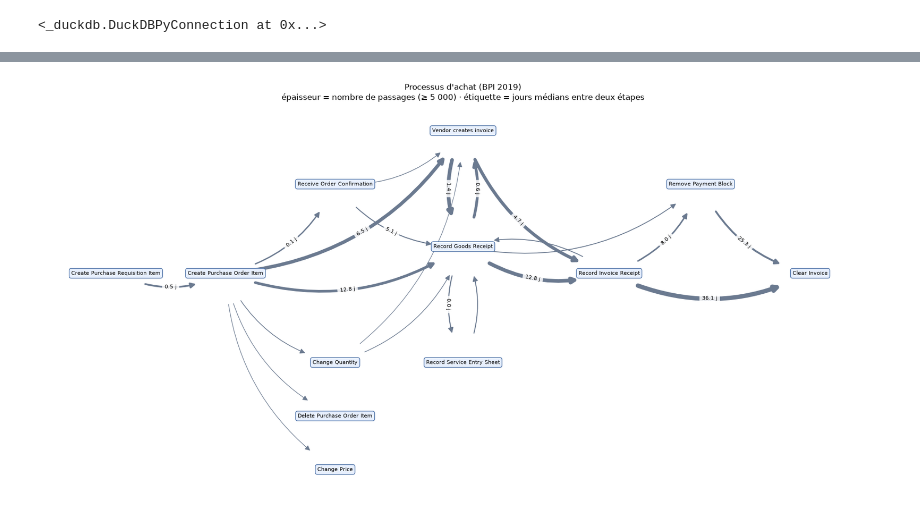
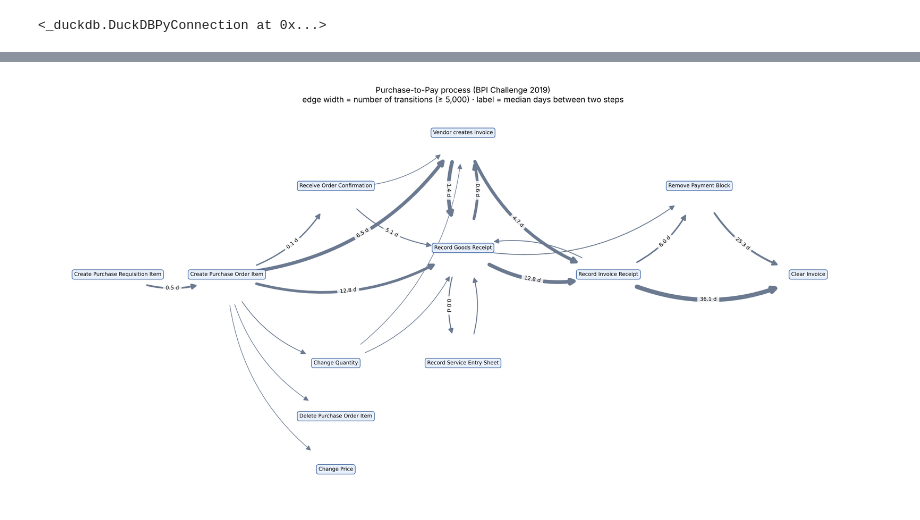
Before and after one commit to nour-nessah/p2p-process-mining, a Jupyter notebook: notebooks/04_process_map.ipynb, the cells around one changed output, grey strips where cells are left out. Drawn from its saved outputs; the diff is of its cells as text; code cells hidden in the pictures.

```diff
--- a/notebooks/04_process_map.ipynb
+++ b/notebooks/04_process_map.ipynb
@@ -50,7 +61,7 @@ edges
 import matplotlib.pyplot as plt
 import networkx as nx
 
-# 1) On retire les boucles (A -> A) : on les traitera dans le texte
+# 1) Remove self-loops (A -> A): they are discussed in the text
 e = edges[edges.src != edges.dst].copy()
 
 G = nx.DiGraph()
@@ -69,36 +80,36 @@ pos = {
  "Vendor creates invoice": (3.8, 3.2),
  "Record Invoice Receipt": (5.4, 0),
  "Remove Payment Block": (6.4, 2),
  "Clear Invoice": (7.6, 0),
 }
 
 fig, ax = plt.subplots(figsize=(18, 9))
 maxn = e.n.max()
 
-# node_size plus petit => les flèches arrivent plus près des boîtes
+# smaller node_size => arrows end closer to the boxes
 nx.draw_networkx_edges(
     G, pos, ax=ax,
     width=[0.6 + 6 * d["n"] / maxn for _, _, d in G.edges(data=True)],
     edge_color="#6b7a90", arrows=True, arrowsize=16,
     node_size=4500, node_shape="s",
     connectionstyle="arc3,rad=0.25")
 
-# 2) médiane de jours sur les flèches importantes (> 20 000 passages)
-labels = {(u, v): f"{d['d']} j" for u, v, d in G.edges(data=True) if d["n"] > 20000}
+# 2) median days on the main edges (> 20,000 transitions)
+labels = {(u, v): f"{d['d']} d" for u, v, d in G.edges(data=True) if d["n"] > 20000}
 nx.draw_networkx_edge_labels(G, pos, edge_labels=labels, ax=ax, font_size=8,
                              label_pos=0.5, connectionstyle="arc3,rad=0.25",
                              bbox=dict(fc="white", ec="none", alpha=0.85))
 
 nx.draw_networkx_labels(G, pos, ax=ax, font_size=8,
     bbox=dict(boxstyle="round,pad=0.4", fc="#e8f0fe", ec="#4a6fa5"))
 
-ax.set_title("Processus d'achat (BPI 2019)\n"
-             "épaisseur = nombre de passages (≥ 5 000) · étiquette = jours médians entre deux étapes",
+ax.set_title("Purchase-to-Pay process (BPI Challenge 2019)\n"
+             "edge width = number of transitions (≥ 5,000) · label = median days between two steps",
              fontsize=12)
 ax.set_xlim(-0.8, 8.4); ax.set_ylim(-5, 3.8)
 ax.axis("off")
 plt.tight_layout()
 plt.savefig("../reports/process_map.png", dpi=160)
 plt.show()
 # %% [output]
-[figure, old version]
+[figure, new version]
```
Also changed, not shown: parts of 4 cells of this notebook, 3 other files.
